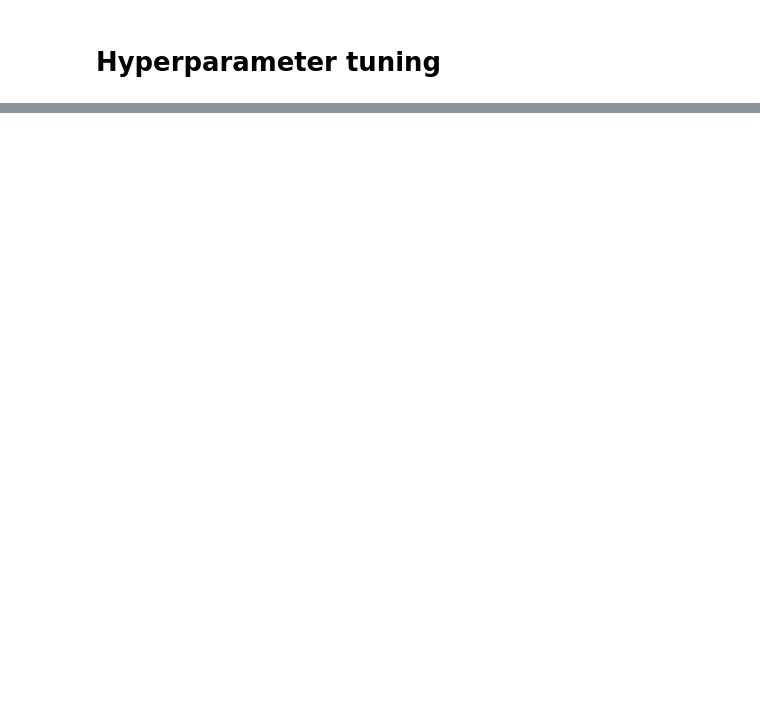
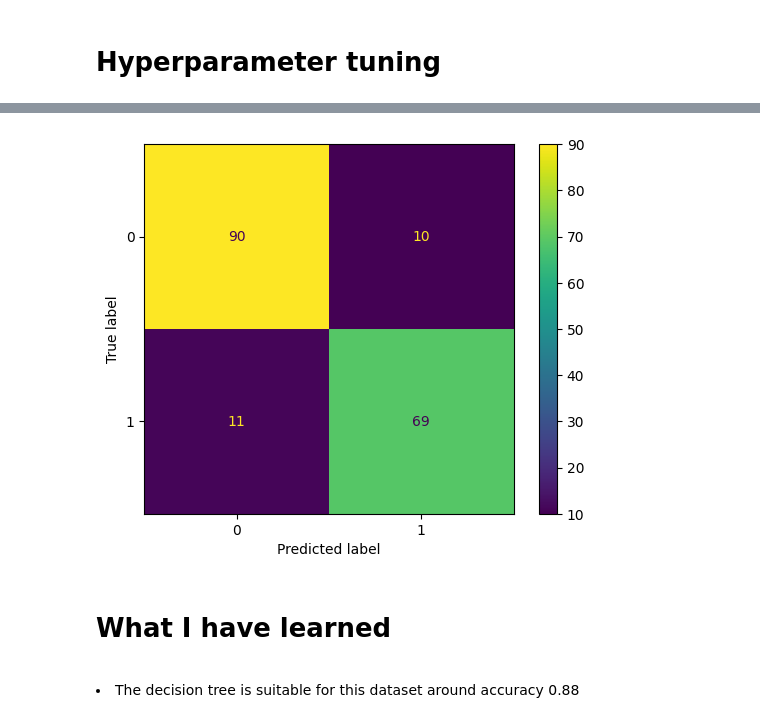
Before and after one commit to Phanuruj3146/KMITL, a Jupyter notebook: Year3/DataAnalysis/Lab9/decisionTree.ipynb, the cells around one changed output, grey strips where cells are left out. Drawn from its saved outputs; the diff is of its cells as text; code cells hidden in the pictures; blank space fills up the shorter version.

```diff
--- a/Year3/DataAnalysis/Lab9/decisionTree.ipynb
+++ b/Year3/DataAnalysis/Lab9/decisionTree.ipynb
@@ -143,0 +189,12 @@ visualized_cm = ConfusionMatrixDisplay(cnf_matrix, display_labels=["0", "1"]).pl
+# %%
+cnf_matrix = metrics.confusion_matrix(y_test, y_pred)
+visualized_cm = ConfusionMatrixDisplay(cnf_matrix, display_labels=["0", "1"]).plot()
+# %% [output]
+[figure, added]
+# %% [markdown]
+# What I have learned
+
+<ul>
+# %% [markdown]
+<li>The decision tree is suitable for this dataset around accuracy 0.88</li>
+</ul>
```
Also changed, not shown: parts of 13 cells of this notebook, 6 other files.
